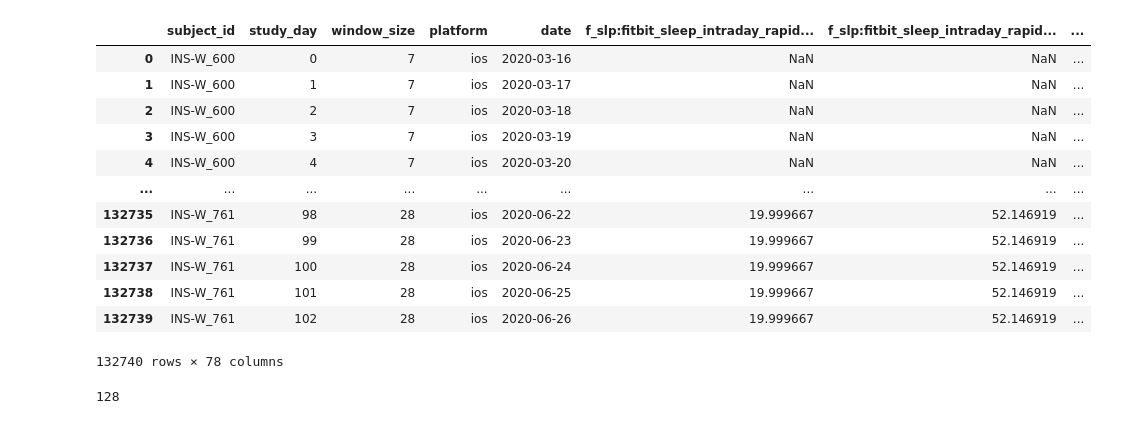
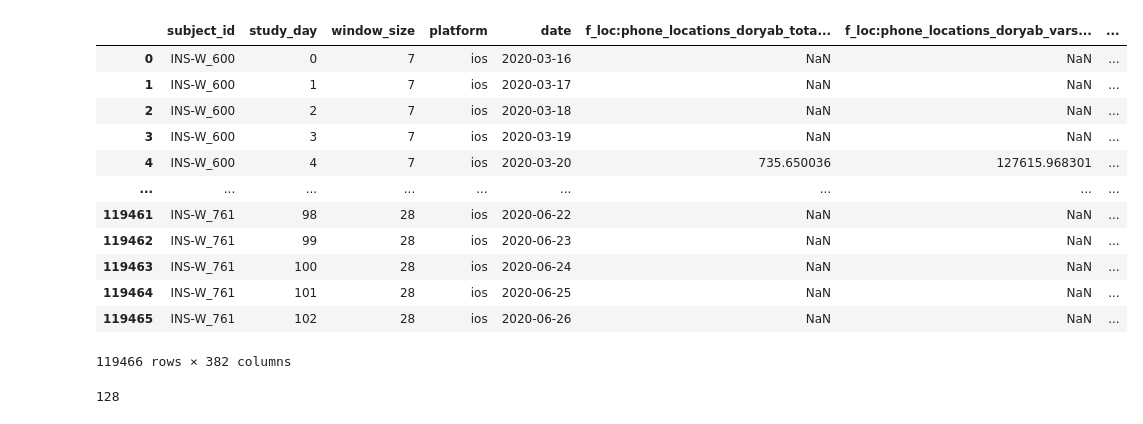
Before and after one commit to akre96/mhealth_anomaly_detection, a Jupyter notebook: notebooks/AMIA23_figures_globem.ipynb, the cells around one changed output. Saved outputs shown, nothing was run; the diff lists cells and outputs as text; code cells hidden in the pictures.

```diff
--- a/notebooks/AMIA23_figures_globem.ipynb
+++ b/notebooks/AMIA23_figures_globem.ipynb
@@ -17,28 +17,28 @@ from mhealth_anomaly_detection import load_refs as lr
 from mhealth_anomaly_detection import plots
 # %%
 YEAR = 3
-EXPERIMENT = 'exp05'
+EXPERIMENT = 'exp06'
 exp06_ad = pd.read_csv(
     Path('../cache', f'GLOBEM-{YEAR}_{EXPERIMENT}_intermediate.csv')
 )
 exp06 = pd.read_csv(
     Path('../cache', f'GLOBEM-{YEAR}_{EXPERIMENT}.csv')
 )
 exp06_ad
 # %% [output]
-|  | subject_id | study_day | window_size | platform | date | f_slp:fitbit_sleep_intraday_rapid... | f_slp:fitbit_sleep_intraday_rapid... | ... |
+|  | subject_id | study_day | window_size | platform | date | f_loc:phone_locations_doryab_tota... | f_loc:phone_locations_doryab_vars... | ... |
 | 0 | INS-W_600 | 0 | 7 | ios | 2020-03-16 | NaN | NaN | ... |
 | 1 | INS-W_600 | 1 | 7 | ios | 2020-03-17 | NaN | NaN | ... |
 | 2 | INS-W_600 | 2 | 7 | ios | 2020-03-18 | NaN | NaN | ... |
 | 3 | INS-W_600 | 3 | 7 | ios | 2020-03-19 | NaN | NaN | ... |
-| 4 | INS-W_600 | 4 | 7 | ios | 2020-03-20 | NaN | NaN | ... |
+| 4 | INS-W_600 | 4 | 7 | ios | 2020-03-20 | 735.650036 | 127615.968301 | ... |
 | ... | ... | ... | ... | ... | ... | ... | ... | ... |
-| 132735 | INS-W_761 | 98 | 28 | ios | 2020-06-22 | 19.999667 | 52.146919 | ... |
-| 132736 | INS-W_761 | 99 | 28 | ios | 2020-06-23 | 19.999667 | 52.146919 | ... |
-| 132737 | INS-W_761 | 100 | 28 | ios | 2020-06-24 | 19.999667 | 52.146919 | ... |
-| 132738 | INS-W_761 | 101 | 28 | ios | 2020-06-25 | 19.999667 | 52.146919 | ... |
-| 132739 | INS-W_761 | 102 | 28 | ios | 2020-06-26 | 19.999667 | 52.146919 | ... |
+| 119461 | INS-W_761 | 98 | 28 | ios | 2020-06-22 | NaN | NaN | ... |
+| 119462 | INS-W_761 | 99 | 28 | ios | 2020-06-23 | NaN | NaN | ... |
+| 119463 | INS-W_761 | 100 | 28 | ios | 2020-06-24 | NaN | NaN | ... |
+| 119464 | INS-W_761 | 101 | 28 | ios | 2020-06-25 | NaN | NaN | ... |
+| 119465 | INS-W_761 | 102 | 28 | ios | 2020-06-26 | NaN | NaN | ... |
-132740 rows × 78 columns
+119466 rows × 382 columns
 # %%
 exp06_ad.subject_id.nunique()
 # %% [output]
```
Also changed, not shown: parts of 8 cells of this notebook, 16 other files.
